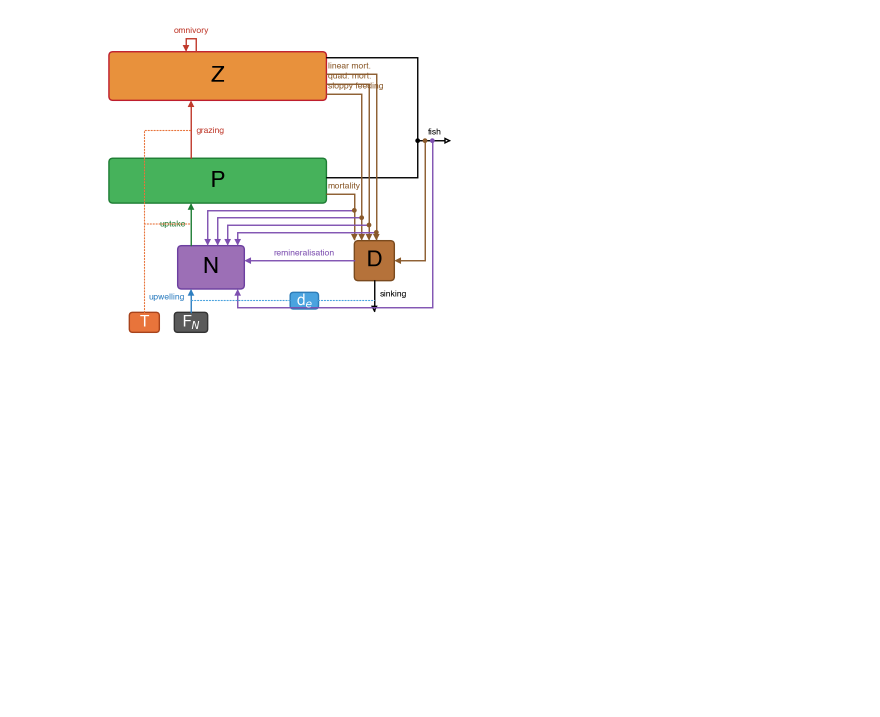
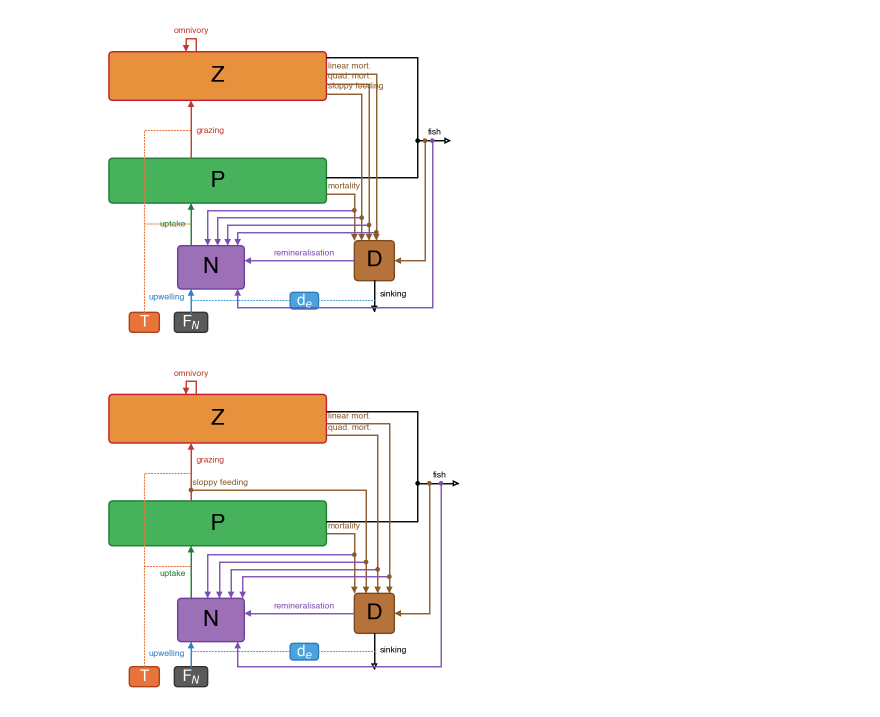
Before and after one commit to ben1post/SSMCariaco, a Jupyter notebook: plots/FIGURE_2_Schematic.ipynb, the cells around one changed output. Saved outputs shown, nothing was run; the diff lists cells and outputs as text; code cells hidden in the pictures; blank space fills up the shorter version.

```diff
--- a/plots/FIGURE_2_Schematic.ipynb
+++ b/plots/FIGURE_2_Schematic.ipynb
@@ -1093,3 +1093,91 @@ fig.savefig('npzd_schematic.svg',bbox_inches='tight',pad_inches=0.03,transparent
 plt.show()
 # %% [output]
 [figure]
+# %%
+%config InlineBackend.figure_format = 'retina'
+import matplotlib.pyplot as plt
+from matplotlib.patches import FancyBboxPatch, FancyArrowPatch
+from matplotlib.path import Path
+plt.rcParams['svg.fonttype']='none'; plt.rcParams['font.family']='Helvetica'
+PPU = 24.0
+XPITCH, RPITCH, CLEAR = 0.35, 0.22, 0.50
+HEAD, GAP_HEAD = 8, 8.0
+LW_MAIN,LW_DOT = 1.0,0.8
+F_BOX,F_FORCE,F_LAB = 16,11,6.2
+PUR,GRN,BRN,ORG='#7D4FB0','#1E7D34','#8A5A2B','#C0392B'; BLUE,BLACK='#2E7FC1','black'
+TCOL,FNCOL,DECOL='#E8743B','#5A5A5A','#4AA3DF'
+FILL={'N':'#9C6FB6','P':'#46B25B','Z':'#E8913C','D':'#B5723A'}
+EDGE={'N':'#6C3FA0','P':'#1E7D34','Z':'#BE1E2D','D':'#7A4A1E'}
+
+SX,PZ_W = -2.4, 156.6/PPU
+nodes={'N':dict(x=-1.8,y=-0.6,w=2.0,h=1.3),
+       'P':dict(x=-1.6,y=2.3,  w=PZ_W,h=32.3/PPU),
+       'Z':dict(x=-1.6,y=5.439,w=PZ_W,h=35.0/PPU),
+       'D':dict(x=3.1,y=-0.4,w=1.2,h=1.2)}
+forcing={'T': dict(x=-3.8,y=-2.30,w=0.9, h=0.6, fc=TCOL, ec='#A8431B',tc='white',lab='T'),
+         'FN':dict(x=SX,  y=-2.30,w=1.0, h=0.6, fc=FNCOL,ec='#333333',tc='white',lab=r'F$_N$'),
+         'de':dict(x=1.0, y=-1.55,w=0.85,h=0.5, fc=DECOL,ec='#2C7CB8',tc='white',lab=r'd$_e$')}
+Pb,Pt = 1.627, nodes['P']['y']+nodes['P']['h']/2
+Zb,Zt = 4.71,  nodes['Z']['y']+nodes['Z']['h']/2
+RE = nodes['P']['x']+nodes['P']['w']/2
+Dtop,NtopY = nodes['D']['y']+nodes['D']['h']/2, nodes['N']['y']+nodes['N']['h']/2
+DL,DR = nodes['D']['x']-nodes['D']['w']/2, nodes['D']['x']+nodes['D']['w']/2
+NR,Nb = nodes['N']['x']+nodes['N']['w']/2, nodes['N']['y']-nodes['N']['h']/2
+FX = 4.4                                        # fish merge column; peels step by XPITCH
+
+edges=[
+ dict(pts=[(SX,-2.0),(SX,Nb)],  col=BLUE,head='closed',label='upwelling',lab=(SX-0.18,-1.6,'right','center')),
+ dict(pts=[(SX,NtopY),(SX,Pb)], col=GRN, head='closed',label='uptake',   lab=(SX-0.15,0.8,'right','center')),
+ dict(pts=[(SX,Pt),(SX,Zb)],    col=ORG, head='closed',label='grazing',  lab=(SX+0.15,4.2,'left','center')),
+ dict(pts=[(SX+0.15,Zt),(SX+0.15,Zt+0.4),(SX-0.15,Zt+0.4),(SX-0.15,Zt)],col=ORG,head='closed',label='omnivory',lab=(SX,Zt+0.52,'center','bottom')),
+ dict(pts=[(DL,-0.4),(NR,-0.4)],col=PUR,head='closed',label='remineralisation',lab=(1.0,-0.28,'center','bottom')),
+ dict(pts=[(3.1,nodes['D']['y']-nodes['D']['h']/2),(3.1,-2.1)],col=BLACK,head='open',label='sinking',lab=(3.26,-1.5,'left','center')),
+ # fish (right): merge column + D/N peels all one XPITCH apart
+ dict(pts=[(RE,5.65),(FX,5.65),(FX,3.5)],col=BLACK,head='none'),
+ dict(pts=[(RE,2.35),(FX,2.35),(FX,3.5)],col=BLACK,head='none'),
+ dict(pts=[(FX,3.5),(FX+2*XPITCH+0.55,3.5)],col=BLACK,head='open',label='fish',lab=(FX+0.65,3.65,'center','bottom')),
+ dict(pts=[(FX+XPITCH,3.5),(FX+XPITCH,-0.4),(DR,-0.4)],col=BRN,head='closed'),
+ dict(pts=[(FX+2*XPITCH,3.5),(FX+2*XPITCH,-2.0),(-1.0,-2.0),(-1.0,Nb)],col=PUR,head='closed'),
+ # forcing
+ dict(pts=[(-3.8,-2.0),(-3.8,1.0),(SX,1.0)],col=TCOL,head='none',ls=':',lw=LW_DOT),
+ dict(pts=[(-3.8,1.0),(-3.8,3.8),(SX,3.8)], col=TCOL,head='none',ls=':',lw=LW_DOT),
+ dict(pts=[(0.575,-1.55),(SX,-1.55)],       col=DECOL,head='none',ls=':',lw=LW_DOT),
+ dict(pts=[(1.425,-1.55),(3.1,-1.55)],      col=DECOL,head='none',ls=':',lw=LW_DOT),
+]
+
+# ---- right channel: brown -> D.top, purple peels to N.top; sloppy emerges from grazing ----
+LX0, ret_lo, NX0 = 2.5, Dtop+CLEAR, -1.9
+losses=[('mortality',(RE,2.0)),('sloppy feeding',(SX,3.3)),('quad. mort.',(RE,4.95)),('linear mort.',(RE,5.30))]
+DOTS=[]
+for i,(label,src) in enumerate(losses):
+    lane=LX0+i*XPITCH; ry=ret_lo+(3-i)*RPITCH; nx=NX0+i*XPITCH
+    edges.append(dict(pts=[src,(lane,src[1]),(lane,Dtop)],col=BRN,head='closed',label=label,lab=(src[0]+0.05,src[1]+0.12,'left','bottom')))
+    edges.append(dict(pts=[(lane,ry),(nx,ry),(nx,NtopY)],col=PUR,head='closed'))
+    DOTS.append((lane,ry,BRN))
+DOTS+=[(SX,3.3,BRN),(FX,3.5,BLACK),(FX+XPITCH,3.5,BRN),(FX+2*XPITCH,3.5,PUR)]
+
+def draw_arrow(ax,pts,col,head,ls='-',lw=LW_MAIN):
+    style={'closed':'-|>','open':'-|>','none':'-'}[head]; sb=GAP_HEAD if head in('closed','open') else 0
+    ax.add_patch(FancyArrowPatch(path=Path(pts,[Path.MOVETO]+[Path.LINETO]*(len(pts)-1)),
+        arrowstyle=style,mutation_scale=HEAD,lw=lw,edgecolor=col,
+        facecolor=(col if head=='closed' else 'white'),shrinkA=0,shrinkB=sb,joinstyle='miter',linestyle=ls,zorder=3))
+
+xlo,xhi,ylo,yhi=-4.95,5.95,-2.7,6.85
+fig=plt.figure(figsize=((xhi-xlo)*PPU/72,(yhi-ylo)*PPU/72)); ax=fig.add_axes([0,0,1,1])
+for k,n in nodes.items():
+    ax.add_patch(FancyBboxPatch((n['x']-n['w']/2,n['y']-n['h']/2),n['w'],n['h'],boxstyle='round,pad=0,rounding_size=0.12',fc=FILL[k],ec=EDGE[k],lw=LW_MAIN,zorder=2))
+    ax.text(n['x'],n['y'],k,ha='center',va='center',fontsize=F_BOX,fontweight='bold',zorder=4)
+for k,f in forcing.items():
+    ax.add_patch(FancyBboxPatch((f['x']-f['w']/2,f['y']-f['h']/2),f['w'],f['h'],boxstyle='round,pad=0,rounding_size=0.10',fc=f['fc'],ec=f['ec'],lw=LW_MAIN,zorder=2))
+    ax.text(f['x'],f['y'],f['lab'],ha='center',va='center',fontsize=F_FORCE,fontweight='bold',color=f['tc'],zorder=4)
+for e in edges:
+    draw_arrow(ax,e['pts'],e['col'],e['head'],e.get('ls','-'),e.get('lw',LW_MAIN))
+    if e.get('label'):
+        lx,ly,ha,va=e['lab']; ax.text(lx,ly,e['label'],ha=ha,va=va,fontsize=F_LAB,fontweight='bold',color=e['col'])
+for x,y,c in DOTS: ax.add_patch(plt.Circle((x,y),0.05,color=c,zorder=5))
+for art in ax.findobj(): art.set_clip_on(False)
+ax.set_xlim(xlo,xhi); ax.set_ylim(ylo,yhi); ax.set_aspect('equal'); ax.axis('off')
+fig.savefig('npzd_schematic.svg',bbox_inches='tight',pad_inches=0.03,transparent=True)
+plt.show()
+# %% [output]
+[figure, added]
```
Also changed, not shown: 8 other files.
